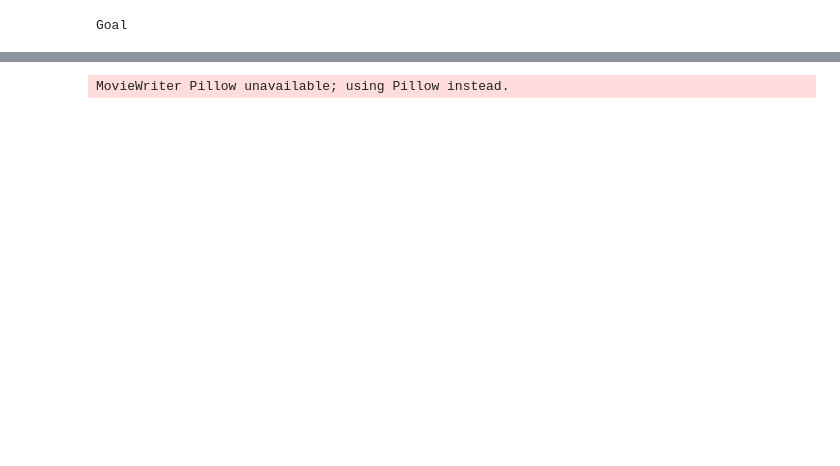
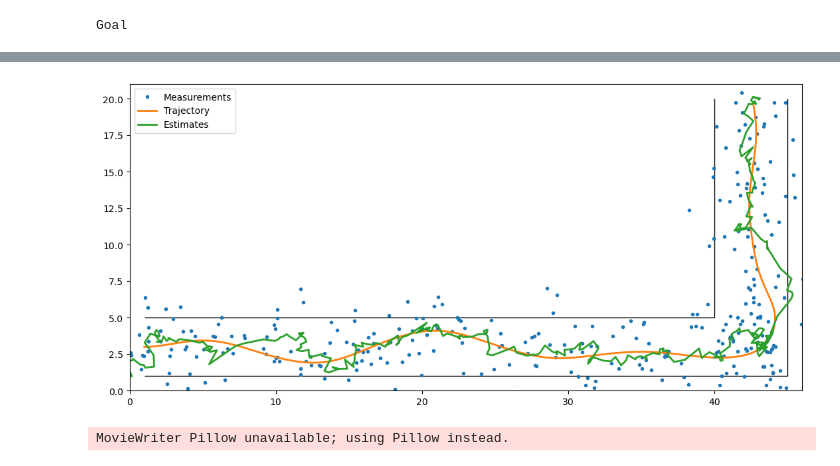
Before and after one commit to AndersGMadsen/bayesian-state-space-models, a Jupyter notebook: systems_test.ipynb, the cells around one changed output, grey strips where cells are left out. Cells and saved outputs as stored; diff of their text form; code cells hidden in the pictures; blank space fills up the shorter version.

```diff
--- a/systems_test.ipynb
+++ b/systems_test.ipynb
@@ -169 +26,34 @@ trajectory.plot(states, measurements)
+# %%
+system = CarTrajectoryLinear()
+
+f = lambda x: system.A @ x
+h = trajectory.h
+R = trajectory.R
+Q = system.Q
+
+extended_kalman_filter = UKF(f, h, Q, R, dim_m = 4, dim_y = 2)
+state_estimates, cov_estimates = extended_kalman_filter.filter(measurements)
+state_estimates_smoothed, cov_estimates_smoothed = extended_kalman_filter.smoother(state_estimates, cov_estimates)
+# %%
+fig, ax = plt.subplots(1, 1, figsize=(16, 6))
+
+ax.plot(measurements[:, 0], measurements[:, 1], 'o', label='Measurements', markersize=3)
+ax.plot(states[:, 0], states[:, 1], label='Trajectory', linewidth=2)
+ax.plot(state_estimates[:, 0], state_estimates[:, 1], label='Estimates', linewidth=2)
+#ax.plot(state_estimates_smoothed[:, 0], state_estimates_smoothed[:, 1], label='Estimates', linewidth=2)
+
+ax.hlines(1, 1, 45, color='k', linestyle='solid', linewidth=1)
+ax.hlines(5, 1, 40, color='k', linestyle='solid', linewidth=1)
+ax.vlines(45, 1, 20, color='k', linestyle='solid', linewidth=1)
+ax.vlines(40, 5, 20, color='k', linestyle='solid', linewidth=1)
+
+ax.set_xlim(0, 46)
+ax.set_ylim(0, 21)
+ax.set_aspect('equal')
+
+ax.legend()
+
+plt.show()
+# %% [output]
+[figure, added]
 # %%
```
Also changed, not shown: parts of 4 cells of this notebook, 8 other files.
